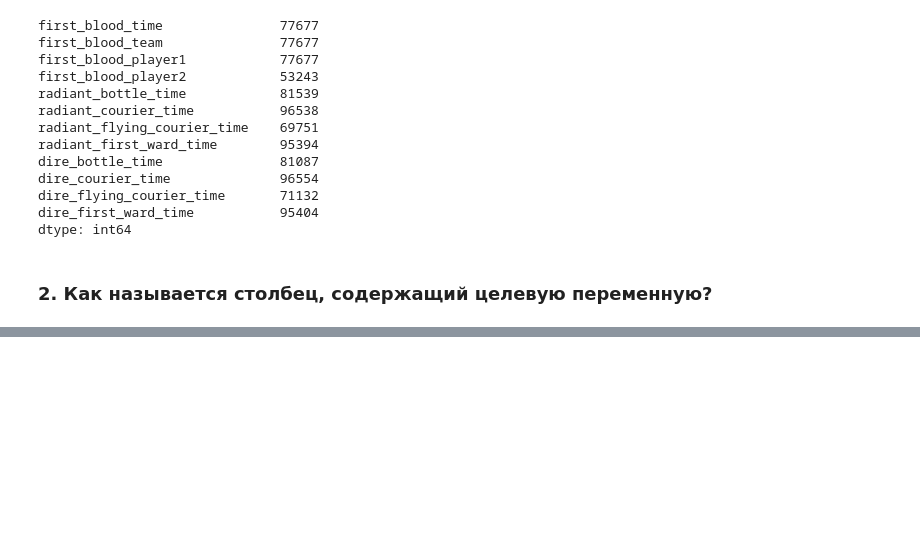
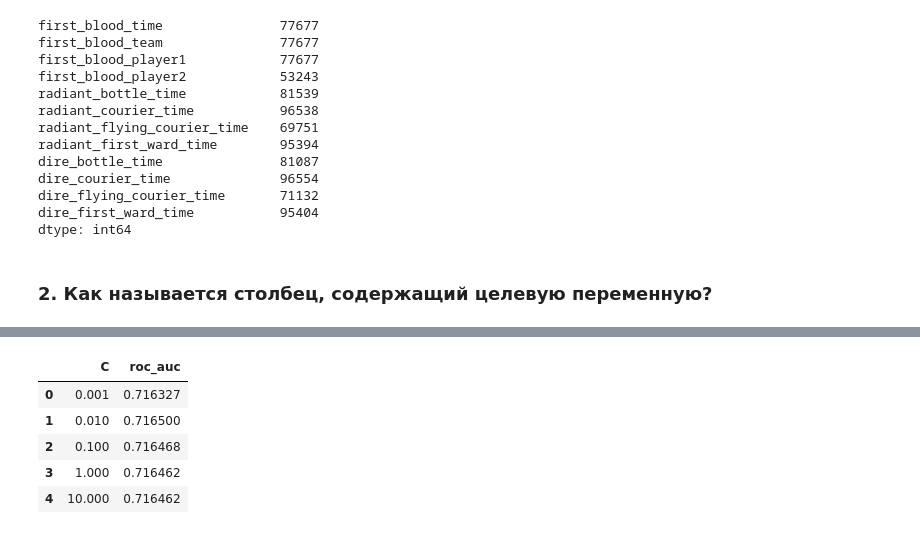
Before and after one commit to dskozlov/coursera, a Jupyter notebook: Introduction to machinelearning/Week 7/Final Task Dota.ipynb, the cells around one changed output, grey strips where cells are left out. Saved outputs shown, nothing was run; the diff lists cells and outputs as text; code cells hidden in the pictures; blank space fills up the shorter version.

```diff
--- a/Introduction to machinelearning/Week 7/Final Task Dota.ipynb
+++ b/Introduction to machinelearning/Week 7/Final Task Dota.ipynb
@@ -97,0 +111,14 @@ df2.head()
+# %%
+scaler = StandardScaler()
+X_scaled = scaler.fit_transform(X)
+# %%
+C_range = np.logspace(-3, 1, 5)
+results_log_reg = []
+
+for c in C_range:
+    log_reg = LogisticRegression(penalty='l2', C = c)
+
+    start_time = datetime.datetime.now()
+    result_log_reg = cross_val_score(estimator = log_reg, cv = 5,  X = X_scaled, y = y, scoring = 'roc_auc')
+    results_log_reg.append([c, result_log_reg.mean()])
+    print ('Time elapsed:', datetime.datetime.now() - start_time)
@@ -97,0 +131,10 @@ df2.head()
+# %%
+res_log_reg=pd.DataFrame(results_log_reg, columns=['C','roc_auc'])
+res_log_reg
+# %% [output]
+|  | C | roc_auc |
+| 0 | 0.001 | 0.716327 |
+| 1 | 0.010 | 0.716500 |
+| 2 | 0.100 | 0.716468 |
+| 3 | 1.000 | 0.716462 |
+| 4 | 10.000 | 0.716462 |
```
Also changed, not shown: parts of 37 cells of this notebook, 1 other file.
